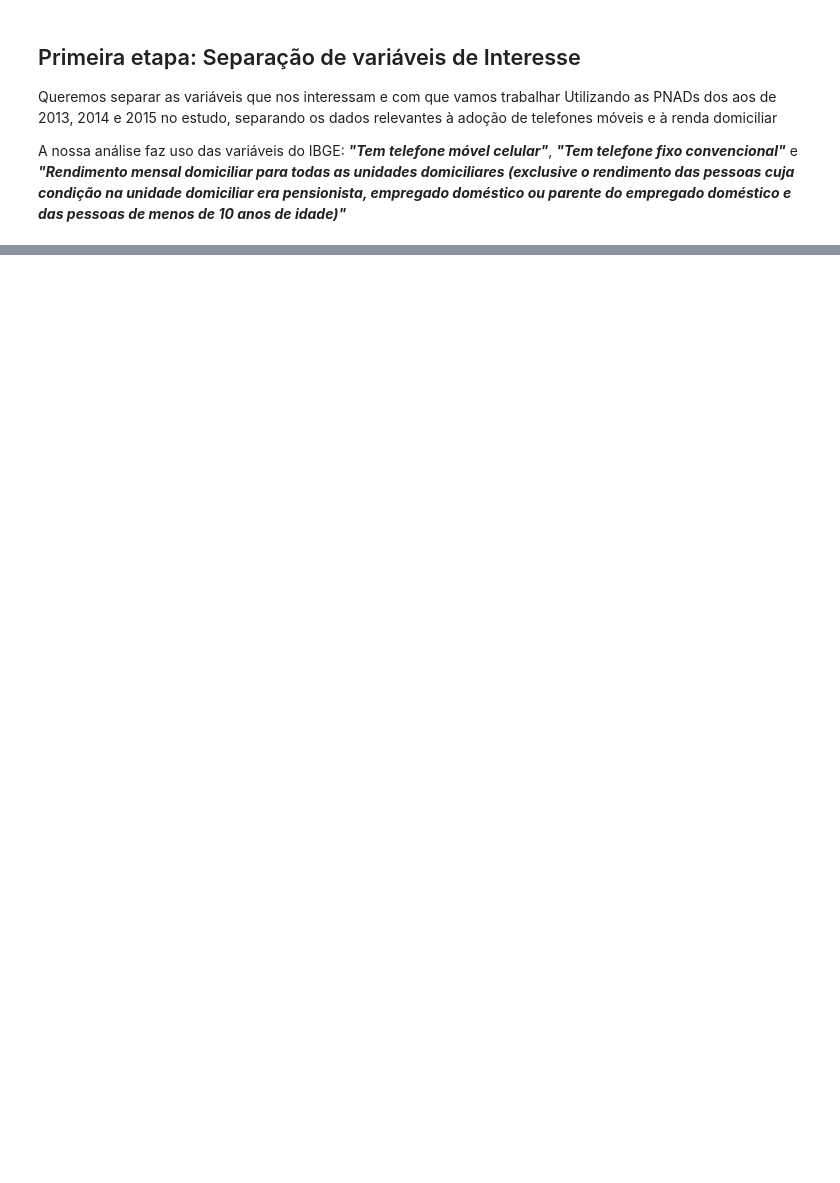
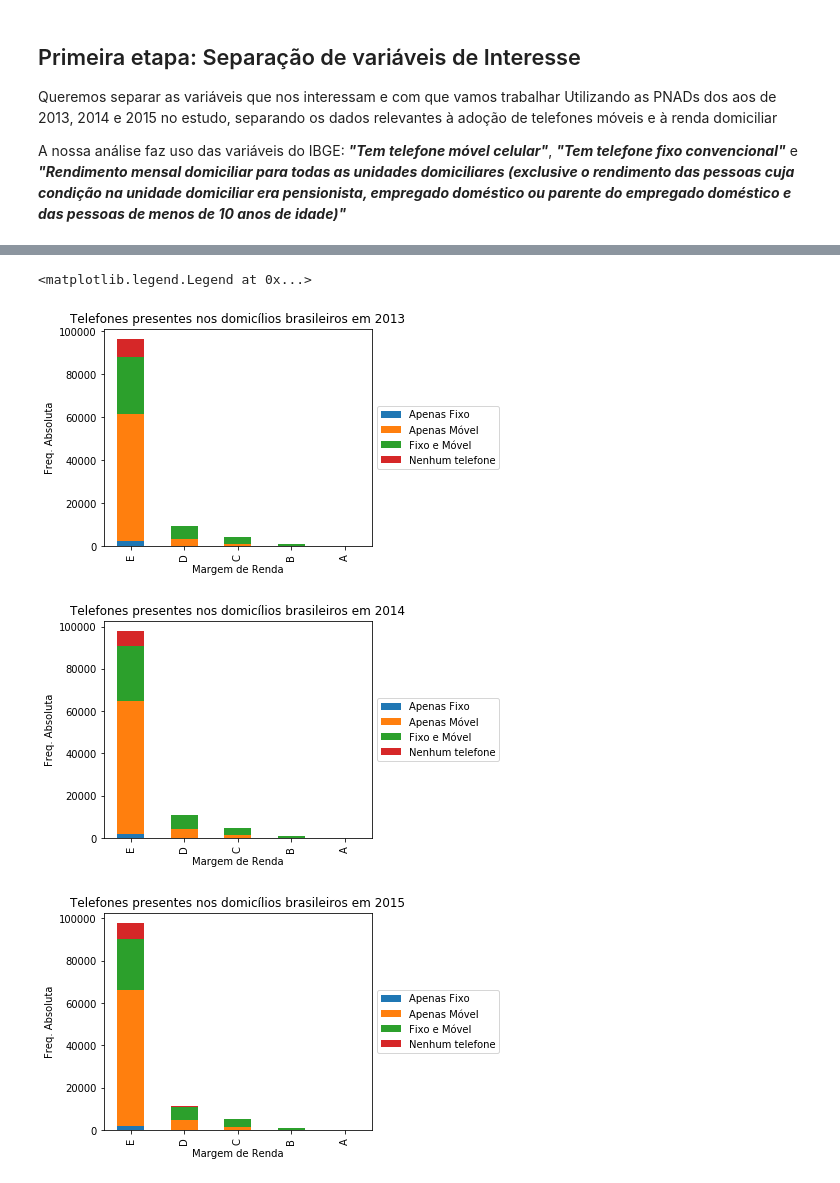
Before and after one commit to Yiaannn/CD17, a Jupyter notebook: Projeto 1/Projeto1 Layout.ipynb, the cells around one changed output, grey strips where cells are left out. Drawn from its saved outputs; the diff is of its cells as text; code cells hidden in the pictures; blank space fills up the shorter version.

```diff
--- a/Projeto 1/Projeto1 Layout.ipynb
+++ b/Projeto 1/Projeto1 Layout.ipynb
@@ -62,20 +62,18 @@ tmp=None
 #1. Substituir osvalores 2.0 e 4.0 nas colunas "celular" e "fixo"--
 #--com "Presente"  e "Ausente" respectivamente
 df13['Celular']= df13['Celular'].map({2.0: "Presente", 4.0: "Ausente"})
-df14['Celular']= df13['Celular'].map({2.0: "Presente", 4.0: "Ausente"})
-df15['Celular']= df13['Celular'].map({2.0: "Presente", 4.0: "Ausente"})
+df14['Celular']= df14['Celular'].map({2.0: "Presente", 4.0: "Ausente"})
+df15['Celular']= df15['Celular'].map({2.0: "Presente", 4.0: "Ausente"})
 df13['Fixo']= df13['Fixo'].map({2.0: "Presente", 4.0: "Ausente"})
-df14['Fixo']= df13['Fixo'].map({2.0: "Presente", 4.0: "Ausente"})
-df15['Fixo']= df13['Fixo'].map({2.0: "Presente", 4.0: "Ausente"})
+df14['Fixo']= df14['Fixo'].map({2.0: "Presente", 4.0: "Ausente"})
+df15['Fixo']= df15['Fixo'].map({2.0: "Presente", 4.0: "Ausente"})
 
 #2. Remover as linhas na coluna "rendimento" com valor 999999999999 (sem declaração)
-df13= df13[df13['Rendimento'] != 999999999999]
-df14= df14[df14['Rendimento'] != 999999999999]
-df15= df15[df15['Rendimento'] != 999999999999]
+df13= df13[df13['Renda'] != 999999999999]
+df14= df14[df14['Renda'] != 999999999999]
+df15= df15[df15['Renda'] != 999999999999]
 
 #3. Remover as linhas com qualquer valor NaN
 df13= df13.dropna()
 df14= df14.dropna()
 df15= df15.dropna()
-
-df13
@@ -166,0 +258,38 @@ See the caveats in the documentation: http://pandas.pydata.org/pandas-docs/stabl
+# %%
+#2013
+plot = analysis13.plot(kind='bar', stacked=True,title='Telefones presentes nos domicílios brasileiros em 2013')
+plt.ylabel('Freq. Absoluta')
+plt.xlabel('Margem de Renda')
+
+#Para legenda ficar fora do gráfico
+ax = plt.subplot(111)
+box = ax.get_position()
+ax.set_position([box.x0, box.y0, box.width * 0.8, box.height])
+ax.legend(loc='center left', bbox_to_anchor=(1, 0.5))
+
+#2014
+plot = analysis14.plot(kind='bar', stacked=True,title='Telefones presentes nos domicílios brasileiros em 2014')
+plt.ylabel('Freq. Absoluta')
+plt.xlabel('Margem de Renda')
+
+#etc etc
+ax = plt.subplot(111)
+box = ax.get_position()
+ax.set_position([box.x0, box.y0, box.width * 0.8, box.height])
+ax.legend(loc='center left', bbox_to_anchor=(1, 0.5))
+
+#2015
+plot = analysis15.plot(kind='bar', stacked=True,title='Telefones presentes nos domicílios brasileiros em 2015')
+plt.ylabel('Freq. Absoluta')
+plt.xlabel('Margem de Renda')
+
+#etc etc
+ax = plt.subplot(111)
+box = ax.get_position()
+ax.set_position([box.x0, box.y0, box.width * 0.8, box.height])
+ax.legend(loc='center left', bbox_to_anchor=(1, 0.5))
+# %% [output]
+<matplotlib.legend.Legend at 0x...>
+[figure, added]
+[figure, added]
+[figure, added]
```
Also changed, not shown: parts of 22 cells of this notebook.
